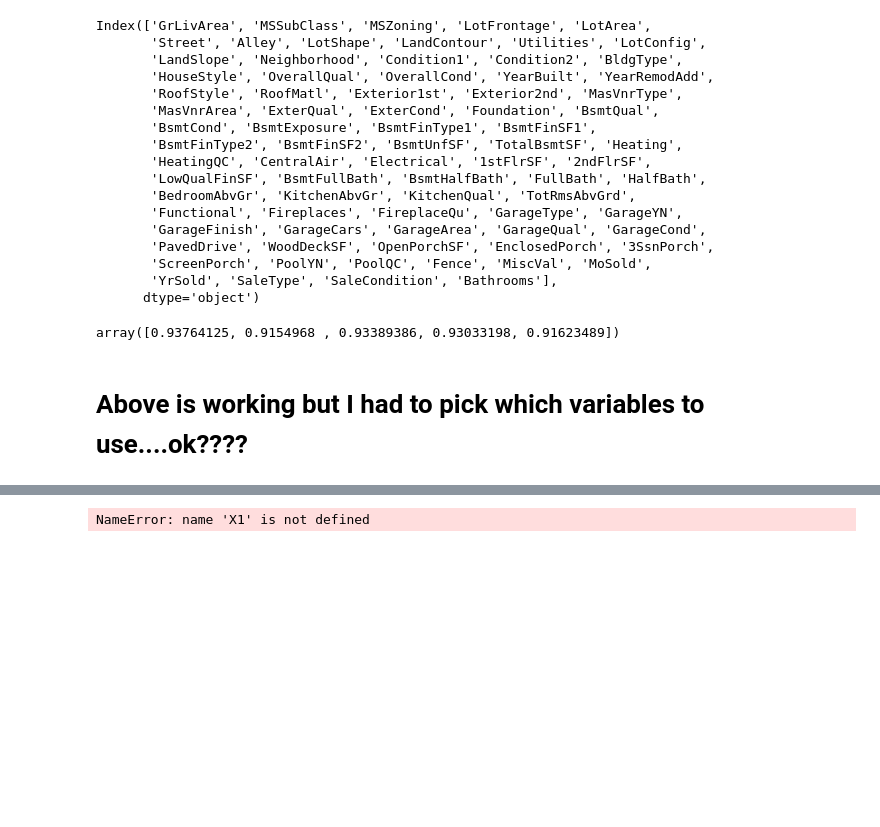
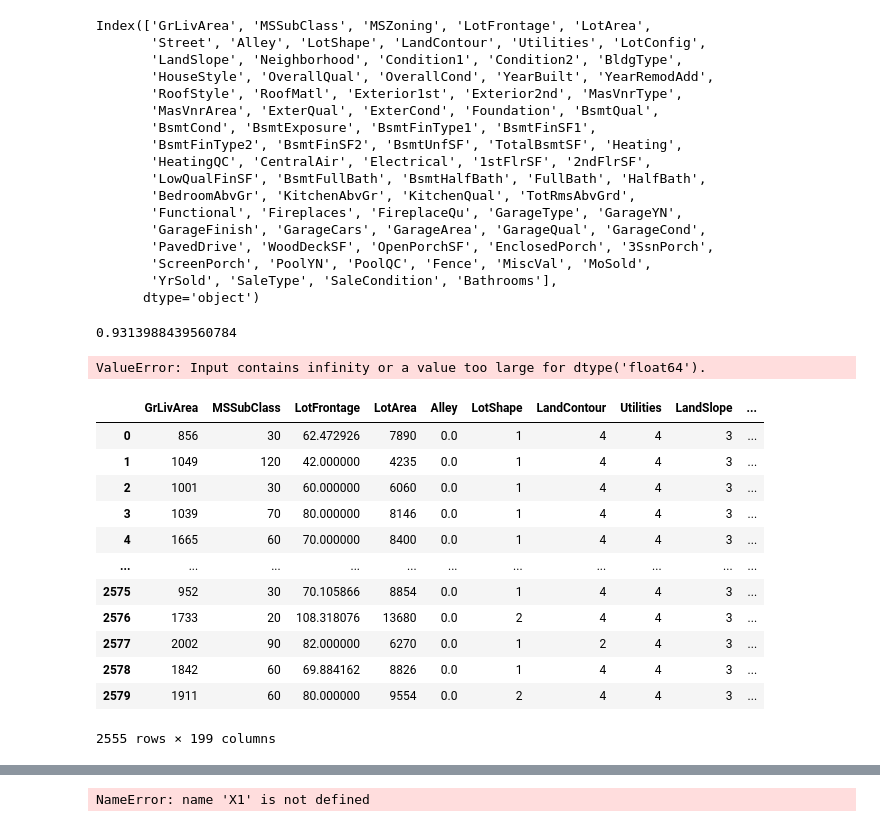
Before and after one commit to Na-ta-lie/Ames-Price-Prediction, a Jupyter notebook: Models.ipynb, the cells around one changed output, grey strips where cells are left out. Drawn from its saved outputs; the diff is of its cells as text; code cells hidden in the pictures; blank space fills up the shorter version.

```diff
--- a/Models.ipynb
+++ b/Models.ipynb
@@ -174,9 +174,33 @@ ols_regr = compose.TransformedTargetRegressor(regressor= ols_pipe,
                                                 func=np.log, inverse_func=np.exp)
 # %%
 from sklearn.model_selection import cross_val_score
-scores = cross_val_score(ols_regr, X3_test, y3, cv = 5, error_score= 'raise')
-scores
+scores = cross_val_score(ols_regr, X3_test, y3, cv = 10, error_score= 'raise')
+scores.mean()
 # %% [output]
-array([0.93764125, 0.9154968 , 0.93389386, 0.93033198, 0.91623489])
+0.9313988439560784
-# %% [markdown]
-# Above is working but I had to pick which variables to use....ok????
+# %%
+ols_regr = compose.TransformedTargetRegressor(regressor= ols,
+                                                func=np.log, inverse_func=np.exp)
+test = pd.DataFrame(preprocessor_drop.fit_transform(X3))
+scores = cross_val_score(ols_regr, test, y3, cv = 5, error_score= 'raise')
+# %% [output]
+ValueError: Input contains infinity or a value too large for dtype('float64').
+# %%
+categorical_columns = categorical_columns_selector(X3)
+X_encoded = pd.get_dummies(X3, columns = X3[categorical_columns].columns,
+                           drop_first= True, dtype = int)
+X_encoded =
+# %% [output]
+|  | GrLivArea | MSSubClass | LotFrontage | LotArea | Alley | LotShape | LandContour | Utilities | LandSlope | ... |
+| 0 | 856 | 30 | 62.472926 | 7890 | 0.0 | 1 | 4 | 4 | 3 | ... |
+| 1 | 1049 | 120 | 42.000000 | 4235 | 0.0 | 1 | 4 | 4 | 3 | ... |
+| 2 | 1001 | 30 | 60.000000 | 6060 | 0.0 | 1 | 4 | 4 | 3 | ... |
+| 3 | 1039 | 70 | 80.000000 | 8146 | 0.0 | 1 | 4 | 4 | 3 | ... |
+| 4 | 1665 | 60 | 70.000000 | 8400 | 0.0 | 1 | 4 | 4 | 3 | ... |
+| ... | ... | ... | ... | ... | ... | ... | ... | ... | ... | ... |
+| 2575 | 952 | 30 | 70.105866 | 8854 | 0.0 | 1 | 4 | 4 | 3 | ... |
+| 2576 | 1733 | 20 | 108.318076 | 13680 | 0.0 | 2 | 4 | 4 | 3 | ... |
+| 2577 | 2002 | 90 | 82.000000 | 6270 | 0.0 | 1 | 2 | 4 | 3 | ... |
+| 2578 | 1842 | 60 | 69.884162 | 8826 | 0.0 | 1 | 4 | 4 | 3 | ... |
+| 2579 | 1911 | 60 | 80.000000 | 9554 | 0.0 | 2 | 4 | 4 | 3 | ... |
+2555 rows × 199 columns
```
Also changed, not shown: parts of 3 cells of this notebook, 2 other files.
